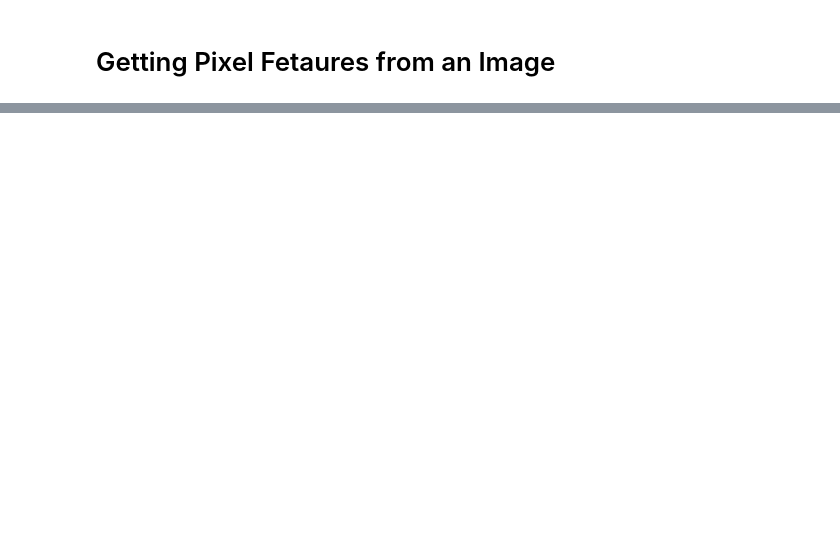
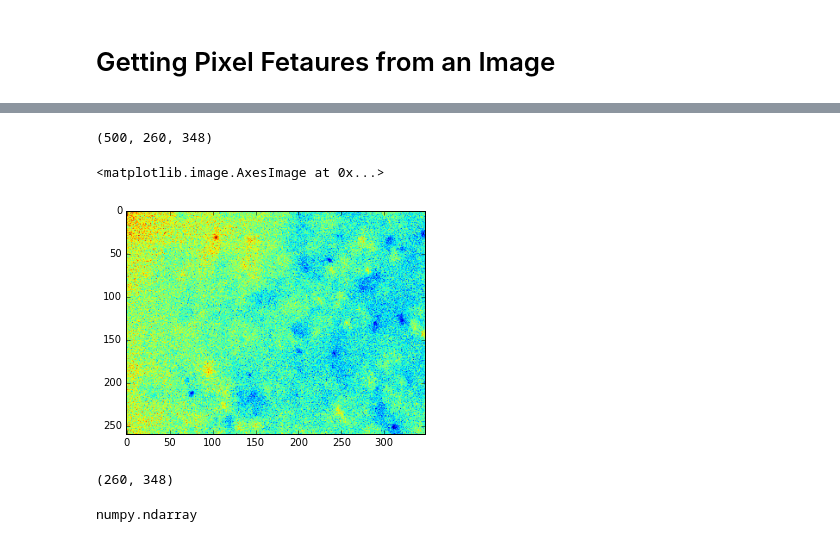
Before and after one commit to TamatiB/segmentation_eval_2, a Jupyter notebook: Image Feature Extraction 1.ipynb, the cells around one changed output, grey strips where cells are left out. Cells and saved outputs as stored; diff of their text form; code cells hidden in the pictures; blank space fills up the shorter version.

```diff
--- a/Image Feature Extraction 1.ipynb
+++ b/Image Feature Extraction 1.ipynb
@@ -20,0 +32,25 @@ im.size
+# %%
+from skimage import io
+im = io.imread('Images/substack500.tif')
+print (im.shape)
+# %% [output]
+(500, 260, 348)
+# %%
+#if you want to show one image of the stack
+imshow(np.asarray(im[2]))
+# %% [output]
+<matplotlib.image.AxesImage at 0x...>
+[figure, added]
+# %%
+frame = np.asarray(im[2])
+frame.shape
+# %% [output]
+(260, 348)
+# %%
+import cv2
+import numpy as np
+img = cv2.imread('Images/Substack2000.jpg')
+#img = cv2.LoadImage("Images/substack500.tif",CV_LOAD_IMAGE_COLOR)
+#type(img)
+# %% [output]
+numpy.ndarray
```
Also changed, not shown: parts of 7 cells of this notebook, 2 other files.
